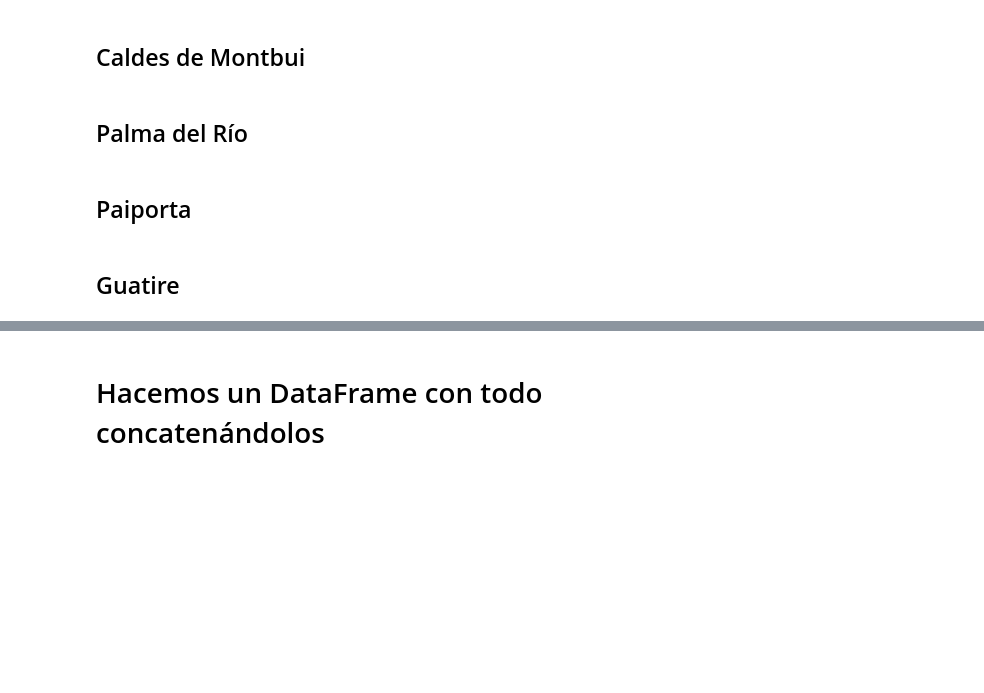
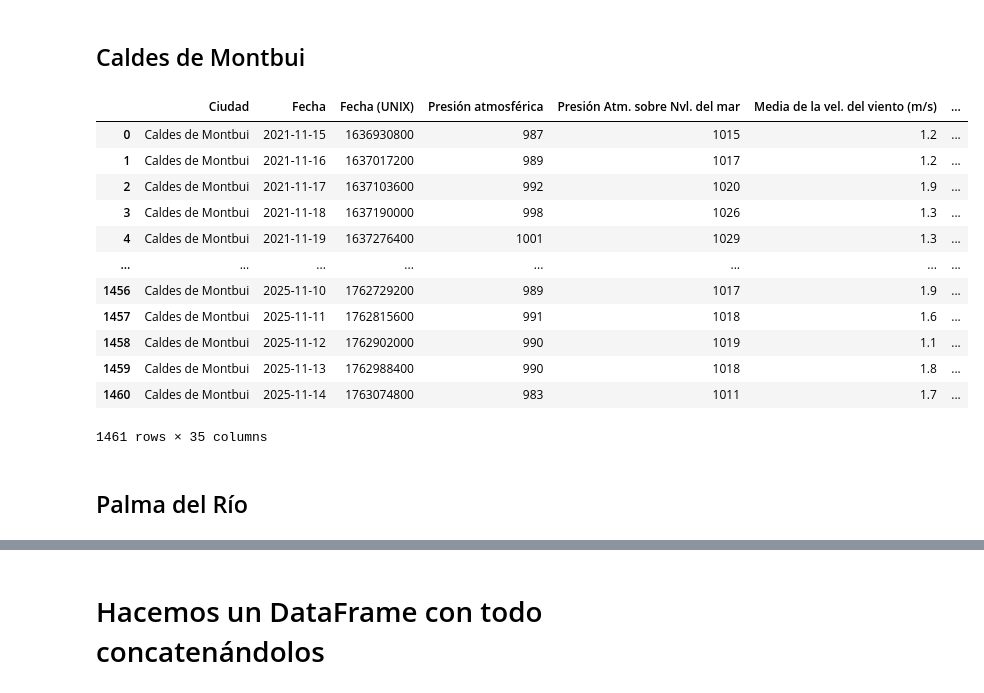
Before and after one commit to Belenm1995/Proyecto_Equipo_D, a Jupyter notebook: Proyecto_D/Análisis_datos.ipynb, the cells around one changed output, grey strips where cells are left out. Cells and saved outputs as stored; diff of their text form; code cells hidden in the pictures; blank space fills up the shorter version.

```diff
--- a/Proyecto_D/Análisis_datos.ipynb
+++ b/Proyecto_D/Análisis_datos.ipynb
@@ -94,2 +85,32 @@ df_caldes = df_caldes.drop("Unnamed: 0", axis = 1)
+# %%
+import os
+from datetime import datetime
+
+df_caldes = pd.concat(objs = [pd.read_csv(x) for x in os.listdir() if x.startswith("caldes") and x.endswith(".csv")],
+                     ignore_index = True)
+
+df_caldes = df_caldes.drop(labels = "Unnamed: 0", axis = 1)
+
+df_caldes["Fecha"] = df_caldes["Fecha"].apply(lambda x : datetime.strptime(x, "%Y-%m-%d"))
+
+df_caldes["Year"] = df_caldes["Fecha"].apply(lambda x : x.year)
+
+df_caldes = df_caldes.rename(columns = rename_columns)
+
+df_caldes
+# %% [output]
+|  | Ciudad | Fecha | Fecha (UNIX) | Presión atmosférica | Presión Atm. sobre Nvl. del mar | Media de la vel. del viento (m/s) | ... |
+| 0 | Caldes de Montbui | 2021-11-15 | 1636930800 | 987 | 1015 | 1.2 | ... |
+| 1 | Caldes de Montbui | 2021-11-16 | 1637017200 | 989 | 1017 | 1.2 | ... |
+| 2 | Caldes de Montbui | 2021-11-17 | 1637103600 | 992 | 1020 | 1.9 | ... |
+| 3 | Caldes de Montbui | 2021-11-18 | 1637190000 | 998 | 1026 | 1.3 | ... |
+| 4 | Caldes de Montbui | 2021-11-19 | 1637276400 | 1001 | 1029 | 1.3 | ... |
+| ... | ... | ... | ... | ... | ... | ... | ... |
+| 1456 | Caldes de Montbui | 2025-11-10 | 1762729200 | 989 | 1017 | 1.9 | ... |
+| 1457 | Caldes de Montbui | 2025-11-11 | 1762815600 | 991 | 1018 | 1.6 | ... |
+| 1458 | Caldes de Montbui | 2025-11-12 | 1762902000 | 990 | 1019 | 1.1 | ... |
+| 1459 | Caldes de Montbui | 2025-11-13 | 1762988400 | 990 | 1018 | 1.8 | ... |
+| 1460 | Caldes de Montbui | 2025-11-14 | 1763074800 | 983 | 1011 | 1.7 | ... |
+1461 rows × 35 columns
 # %% [markdown]
 ## Palma del Río
@@ -107,2 +116,0 @@ df_palmadr = df_palmadr.drop("Unnamed: 0", axis = 1)
-# %% [markdown]
-## Paiporta
@@ -116,2 +116,0 @@ df_paiporta = df_paiporta.drop("Unnamed: 0", axis = 1)
-# %% [markdown]
-## Guatire
```
Also changed, not shown: parts of 20 cells of this notebook.
